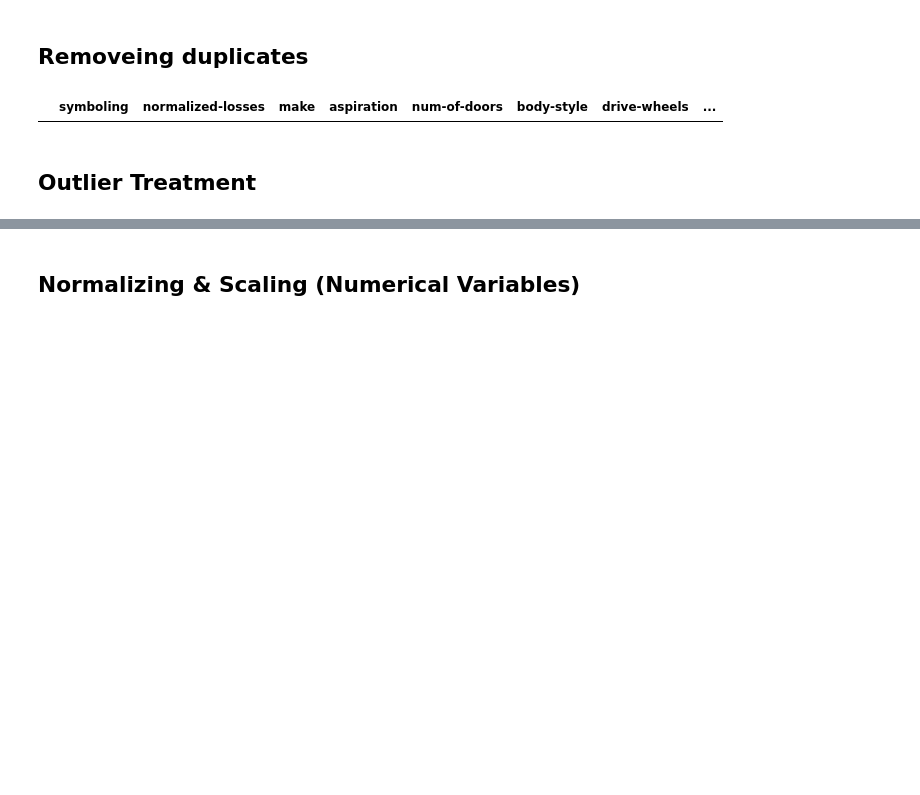
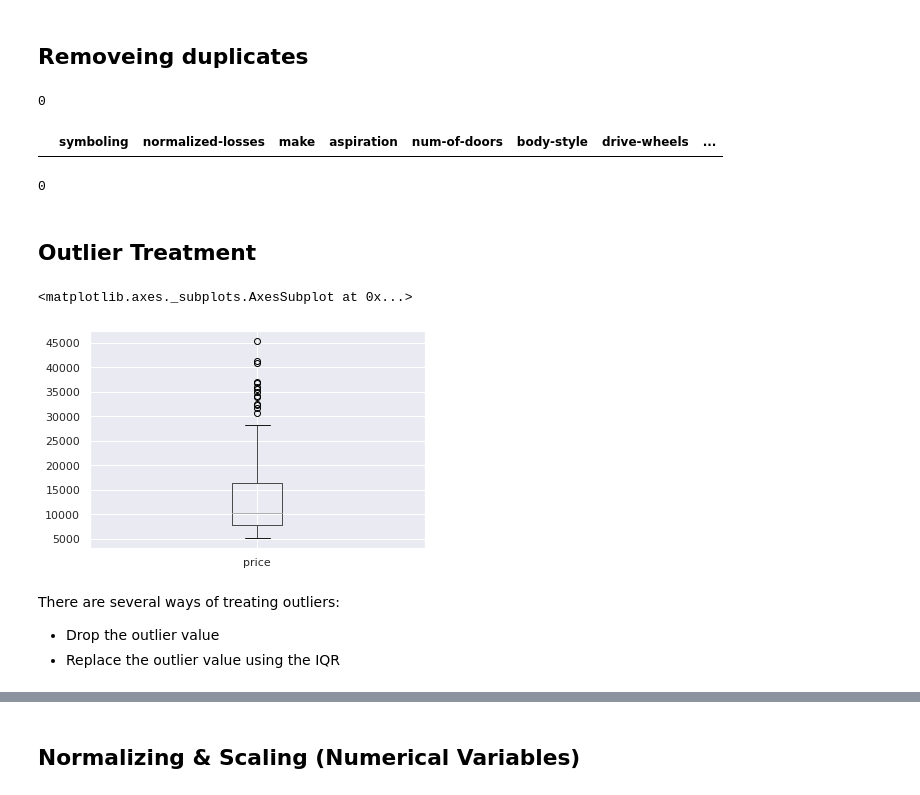
Before and after one commit to ZhangxjMia/Python, a Jupyter notebook: Exploratory_Data_Analysis_(EDA)_.ipynb, the cells around one changed output, grey strips where cells are left out. Saved outputs shown, nothing was run; the diff lists cells and outputs as text; code cells hidden in the pictures; blank space fills up the shorter version.

```diff
--- a/Exploratory_Data_Analysis_(EDA)_.ipynb
+++ b/Exploratory_Data_Analysis_(EDA)_.ipynb
@@ -262,8 +303,34 @@ plt.show()
 # %% [markdown]
 ## Removeing duplicates
 # %%
-auto[auto.duplicated()] #it shows no duplicate data
+# detect duplicate data
+duplicate = auto.duplicated()
+duplicate.sum() # no duplicate data
+auto[duplicate]
 # %% [output]
+0
 |  | symboling | normalized-losses | make | aspiration | num-of-doors | body-style | drive-wheels | ... |
+# %%
+# remove duplicate data
+auto.drop_duplicates(inplace=True)
+# %%
+# check duplicate data again
+duplicate.sum()
+# %% [output]
+0
 # %% [markdown]
 ## Outlier Treatment
+# %%
+# generally identify outliers with the help of boxplot
+auto.boxplot(column=['price'])
+plt.show()
+# %% [output]
+<matplotlib.axes._subplots.AxesSubplot at 0x...>
+[figure, added]
+# %% [markdown]
+
+There are several ways of treating outliers:
+
+
+*   Drop the outlier value
+*   Replace the outlier value using the IQR
```
Also changed, not shown: parts of 21 cells of this notebook.
